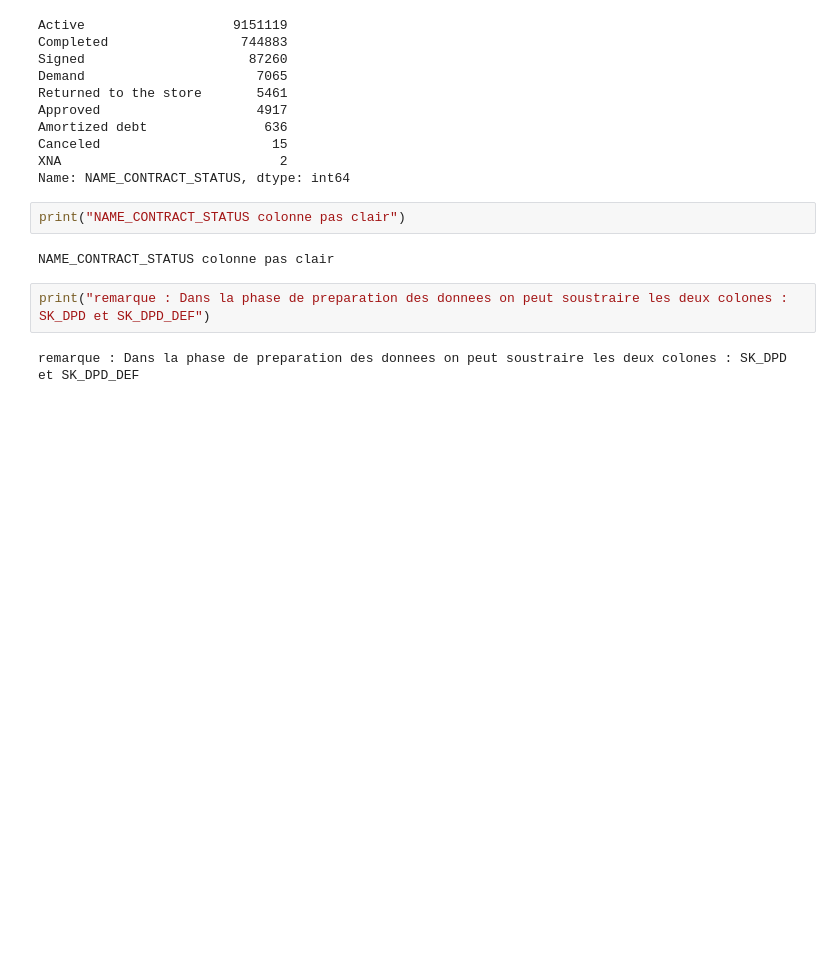
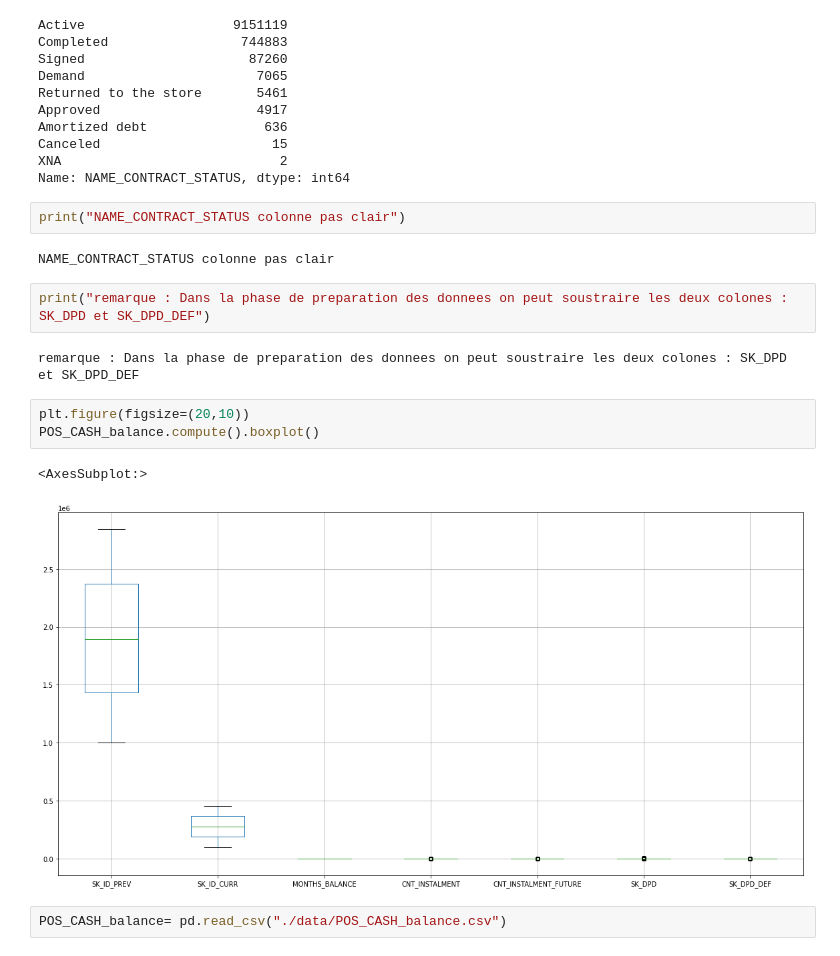
Before and after one commit to AhmedRebaiVDS/credit_bureau_risk, a Jupyter notebook: notebooks/POS_CASH_balance.ipynb, the cells around one changed output. Drawn from its saved outputs; the diff is of its cells as text; blank space fills up the shorter version.

```diff
--- a/notebooks/POS_CASH_balance.ipynb
+++ b/notebooks/POS_CASH_balance.ipynb
@@ -57,3 +59,11 @@ NAME_CONTRACT_STATUS colonne pas clair
 print("remarque : Dans la phase de preparation des donnees on peut soustraire les deux colones : SK_DPD et SK_DPD_DEF")
 # %% [output]
 remarque : Dans la phase de preparation des donnees on peut soustraire les deux colones : SK_DPD et SK_DPD_DEF
+# %%
+plt.figure(figsize=(20,10))
+POS_CASH_balance.compute().boxplot()
+# %% [output]
+<AxesSubplot:>
+[figure, added]
+# %%
+POS_CASH_balance= pd.read_csv("./data/POS_CASH_balance.csv")
```
Also changed, not shown: parts of 3 cells of this notebook, 12 other files.
